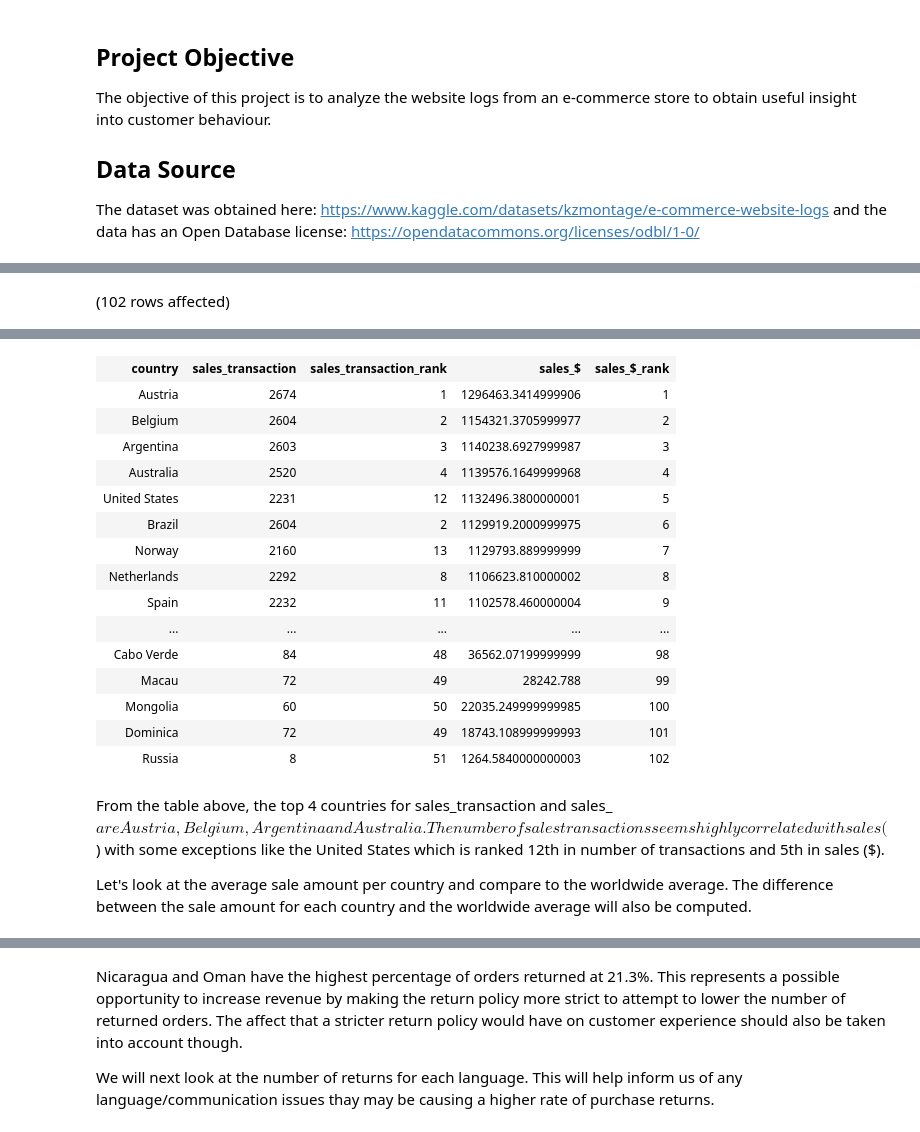
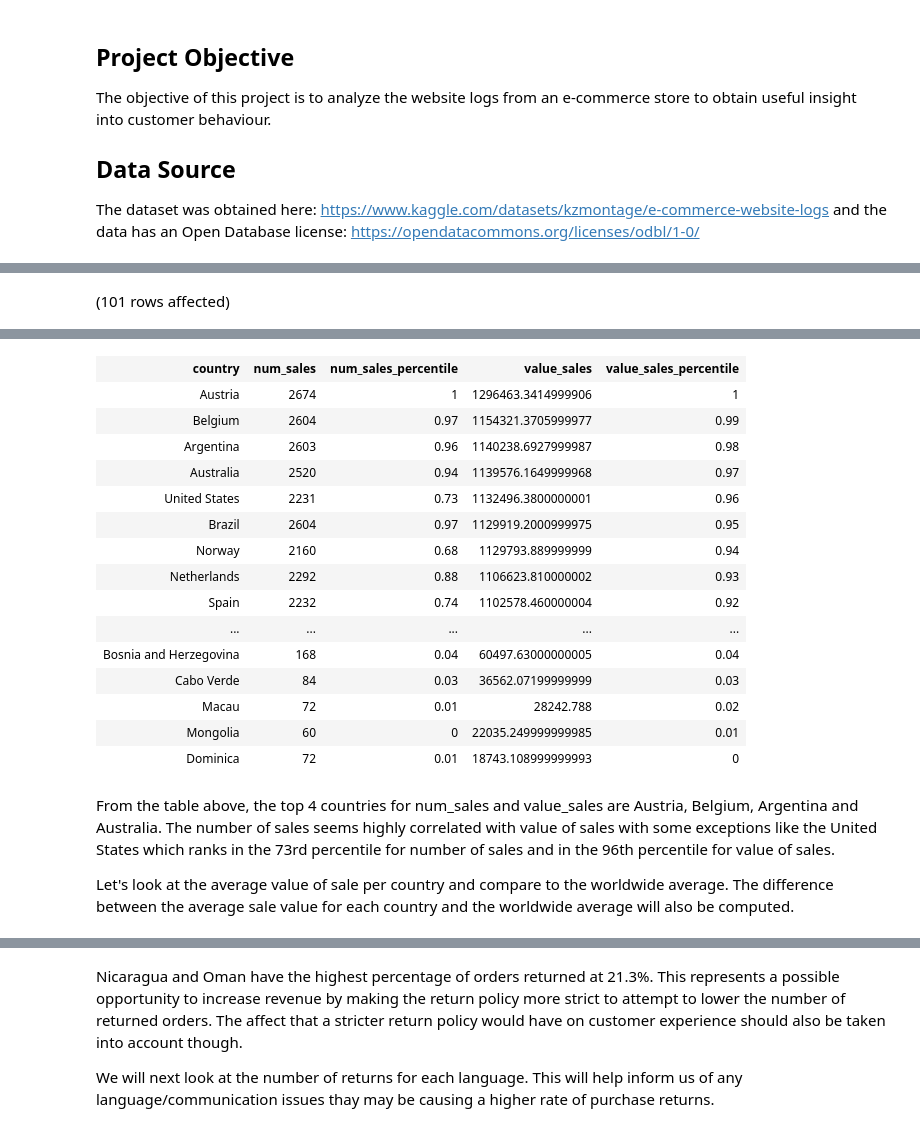
Before and after one commit to grahamgreene88/E-commerce-logs, a Jupyter notebook: ecommerce_logs_notebook.ipynb, the cells around one changed output, grey strips where cells are left out. Cells and saved outputs as stored; diff of their text form; code cells hidden in the pictures.

```diff
--- a/ecommerce_logs_notebook.ipynb
+++ b/ecommerce_logs_notebook.ipynb
@@ -26,15 +26,15 @@ Total execution time: 00:00:00.378
 | 2016-11-01 09:59:00.0000000 | 4034 | TCP | 1.1.217.211 | OPENSTACK_NET | 56978 | 20500 | Mozilla Firefox | Albania | ... |
 | 2016-11-01 09:59:00.0000000 | 1525 | TCP | 1.115.198.107 | EXT_SERVER | 8082 | 90100 | Mozilla Firefox | Albania | ... |
 # %%
--- Which country had the most sales (transactions) and sales ($ amount)?
--- showing country rankings for both metrics using window functions
+-- Which country had the highest number of sales and highest value of sales (in $)?
+-- showing country percentiles for both metrics using window functions
 SELECT country,
-    COUNT(*) AS sales_transaction,
-    DENSE_RANK() OVER(ORDER BY COUNT(*) DESC) AS sales_transaction_rank,
-    SUM(Sales) AS sales_$,
-    DENSE_RANK() OVER(ORDER BY SUM(Sales) DESC) AS sales_$_rank
+    COUNT(*) AS num_sales,
+    PERCENT_RANK() OVER(ORDER BY COUNT(*)) AS num_sales_percentile,
+    SUM(Sales) AS value_sales,
+    PERCENT_RANK() OVER(ORDER BY SUM(Sales)) AS value_sales_percentile
 FROM logs
 GROUP BY country
-ORDER BY sales_$ DESC;
+ORDER BY value_sales DESC;
 # %% [output]
-(102 rows affected)
+(101 rows affected)
@@ -42,21 +42,21 @@ Total execution time: 00:00:02.309
-| country | sales_transaction | sales_transaction_rank | sales_$ | sales_$_rank |
+| country | num_sales | num_sales_percentile | value_sales | value_sales_percentile |
 | Austria | 2674 | 1 | 1296463.3414999906 | 1 |
-| Belgium | 2604 | 2 | 1154321.3705999977 | 2 |
-| Argentina | 2603 | 3 | 1140238.6927999987 | 3 |
-| Australia | 2520 | 4 | 1139576.1649999968 | 4 |
-| United States | 2231 | 12 | 1132496.3800000001 | 5 |
-| Brazil | 2604 | 2 | 1129919.2000999975 | 6 |
-| Norway | 2160 | 13 | 1129793.889999999 | 7 |
-| Netherlands | 2292 | 8 | 1106623.810000002 | 8 |
-| Spain | 2232 | 11 | 1102578.460000004 | 9 |
+| Belgium | 2604 | 0.97 | 1154321.3705999977 | 0.99 |
+| Argentina | 2603 | 0.96 | 1140238.6927999987 | 0.98 |
+| Australia | 2520 | 0.94 | 1139576.1649999968 | 0.97 |
+| United States | 2231 | 0.73 | 1132496.3800000001 | 0.96 |
+| Brazil | 2604 | 0.97 | 1129919.2000999975 | 0.95 |
+| Norway | 2160 | 0.68 | 1129793.889999999 | 0.94 |
+| Netherlands | 2292 | 0.88 | 1106623.810000002 | 0.93 |
+| Spain | 2232 | 0.74 | 1102578.460000004 | 0.92 |
 | ... | ... | ... | ... | ... |
-| Cabo Verde | 84 | 48 | 36562.07199999999 | 98 |
-| Macau | 72 | 49 | 28242.788 | 99 |
-| Mongolia | 60 | 50 | 22035.249999999985 | 100 |
-| Dominica | 72 | 49 | 18743.108999999993 | 101 |
-| Russia | 8 | 51 | 1264.5840000000003 | 102 |
+| Bosnia and Herzegovina | 168 | 0.04 | 60497.63000000005 | 0.04 |
+| Cabo Verde | 84 | 0.03 | 36562.07199999999 | 0.03 |
+| Macau | 72 | 0.01 | 28242.788 | 0.02 |
+| Mongolia | 60 | 0 | 22035.249999999985 | 0.01 |
+| Dominica | 72 | 0.01 | 18743.108999999993 | 0 |
 # %% [markdown]
-From the table above, the top 4 countries for sales\_transaction and sales\_$ are Austria, Belgium, Argentina and Australia. The number of sales transactions seems highly correlated with sales ($) with some exceptions like the United States which is ranked 12th in number of transactions and 5th in sales ($).
+From the table above, the top 4 countries for num\_sales and value\_sales are Austria, Belgium, Argentina and Australia. The number of sales seems highly correlated with value of sales with some exceptions like the United States which ranks in the 73rd percentile for number of sales and in the 96th percentile for value of sales.
 
-Let's look at the average sale amount per country and compare to the worldwide average. The difference between the sale amount for each country and the worldwide average will also be computed.
+Let's look at the average value of sale per country and compare to the worldwide average. The difference between the average sale value for each country and the worldwide average will also be computed.
 # %%
```
Also changed, not shown: parts of 12 cells of this notebook, 7 other files.
